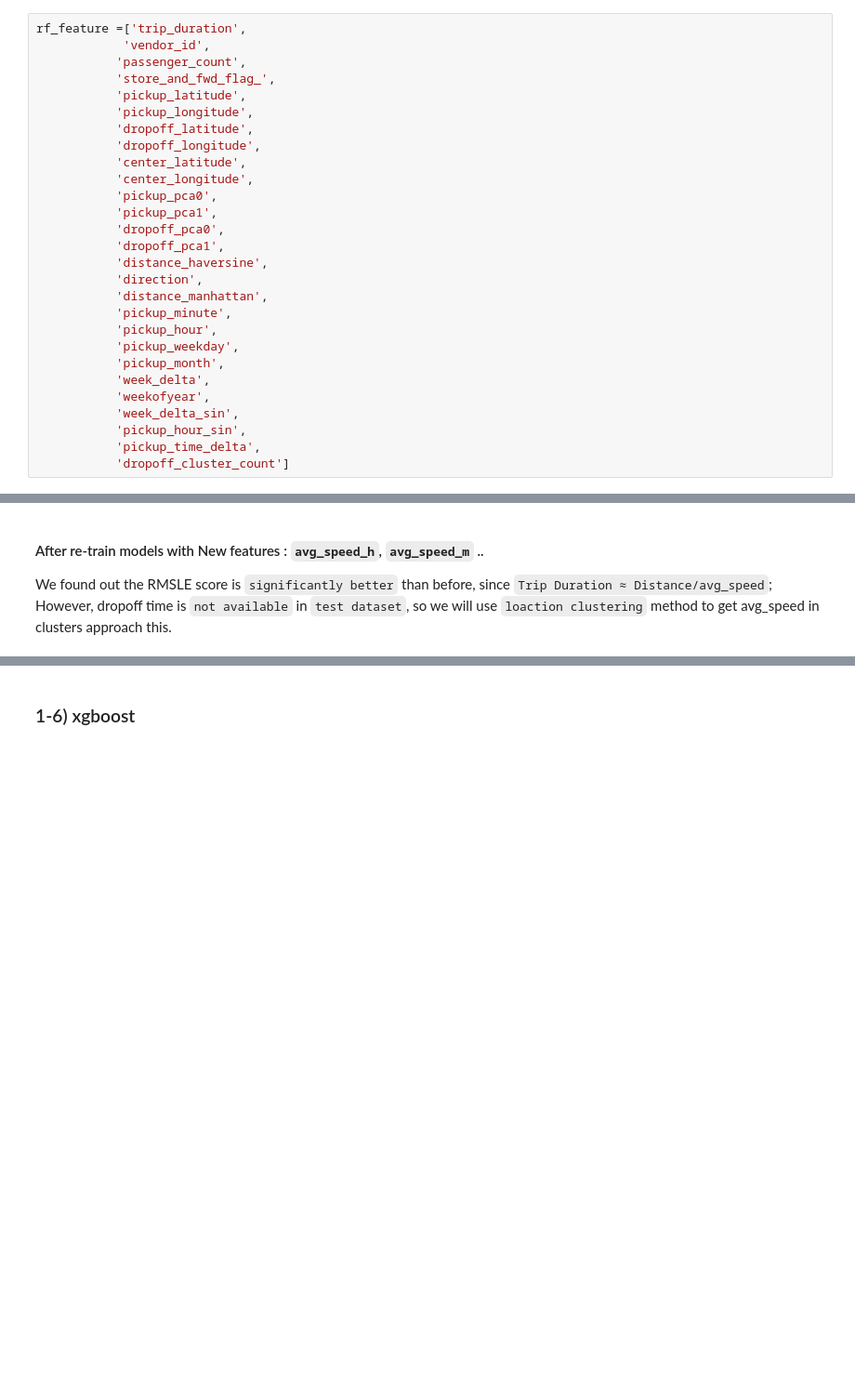
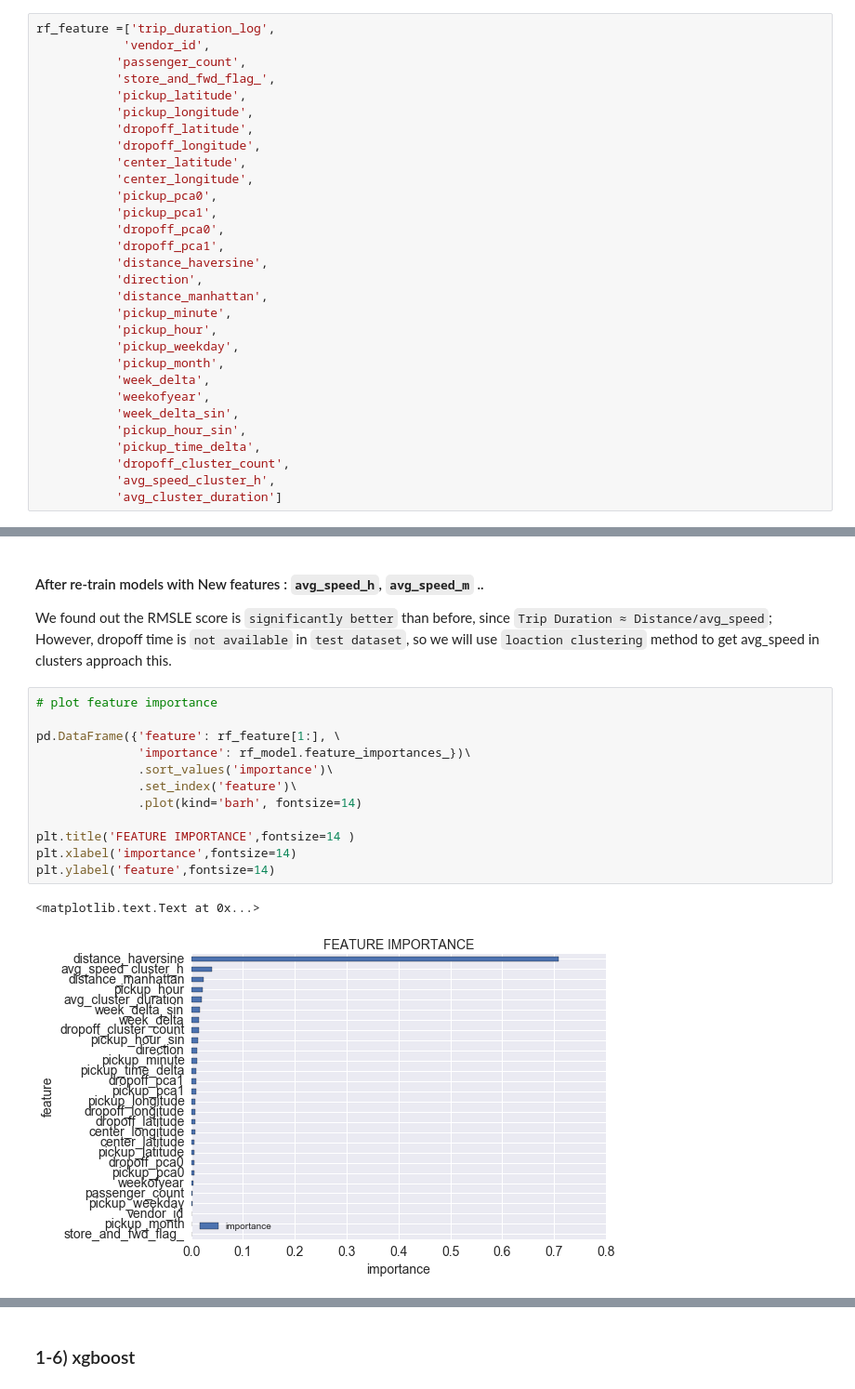
Before and after one commit to yennanliu/NYC_Taxi_Trip_Duration, a Jupyter notebook: notebook/NYC_Taxi_ML_V1_Yen.ipynb, the cells around one changed output, grey strips where cells are left out. Shown at 93% size. Cells and saved outputs as stored; diff of their text form; blank space fills up the shorter version.

```diff
--- a/notebook/NYC_Taxi_ML_V1_Yen.ipynb
+++ b/notebook/NYC_Taxi_ML_V1_Yen.ipynb
@@ -471,7 +562,7 @@ RMSLE score =   0.295646994727
 # random sample sub data set for fast train
 df_train_rf_ = clean_data(df_train_.sample(50000))
 # %%
-rf_feature =['trip_duration',
+rf_feature =['trip_duration_log',
             'vendor_id',
            'passenger_count',
            'store_and_fwd_flag_',
@@ -497,7 +588,9 @@ rf_feature =['trip_duration',
            'week_delta_sin',
            'pickup_hour_sin',
            'pickup_time_delta',
-           'dropoff_cluster_count']
+           'dropoff_cluster_count',
+           'avg_speed_cluster_h',
+           'avg_cluster_duration']
 # %%
 # before adding avg_speed_h, but add PCA lon & lat
 from sklearn.ensemble import RandomForestRegressor
@@ -537,3 +616,18 @@ plt.ylabel('feature',fontsize=14)
  We found out the RMSLE score is `significantly better` than before,
  since `Trip Duration ≈ Distance/avg_speed`; However, dropoff time is `not available` in `test dataset`, so we will use `loaction clustering` method to get avg_speed in clusters approach
  this.
+# %%
+# plot feature importance
+
+pd.DataFrame({'feature': rf_feature[1:], \
+              'importance': rf_model.feature_importances_})\
+              .sort_values('importance')\
+              .set_index('feature')\
+              .plot(kind='barh', fontsize=14)
+
+plt.title('FEATURE IMPORTANCE',fontsize=14 )
+plt.xlabel('importance',fontsize=14)
+plt.ylabel('feature',fontsize=14)
+# %% [output]
+<matplotlib.text.Text at 0x...>
+[figure, added]
```
Also changed, not shown: parts of 17 cells of this notebook.
